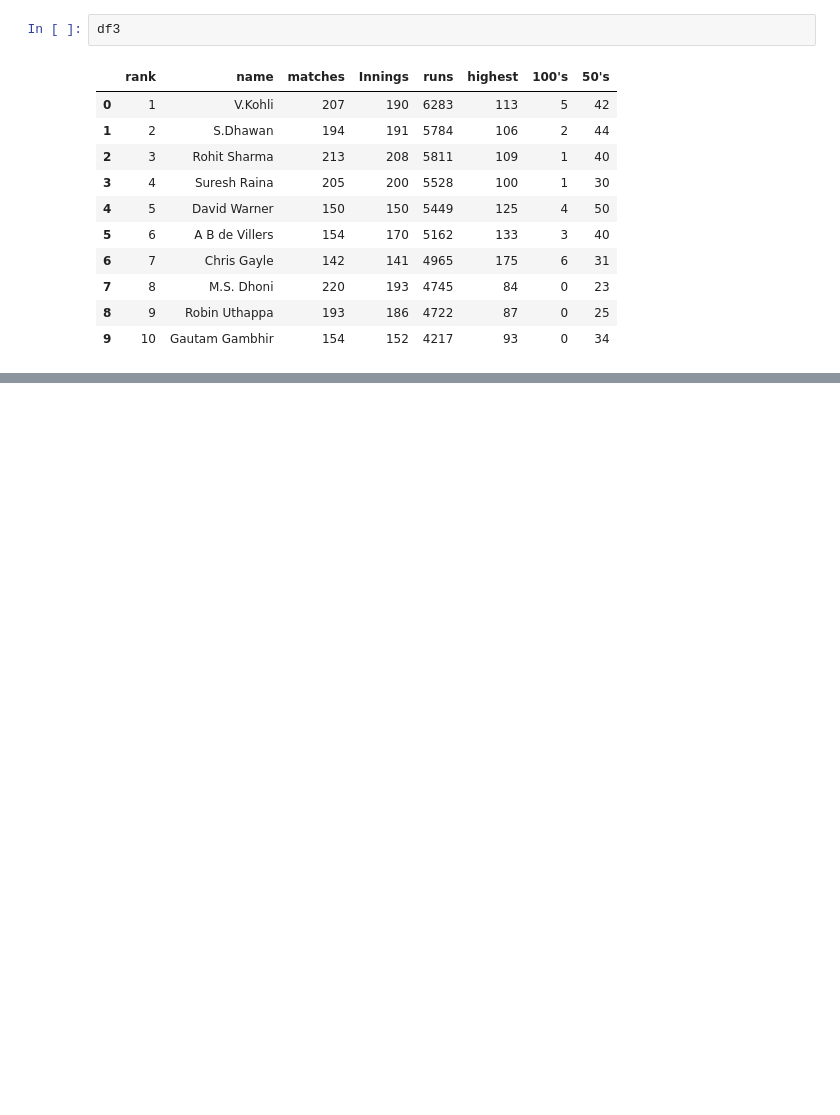
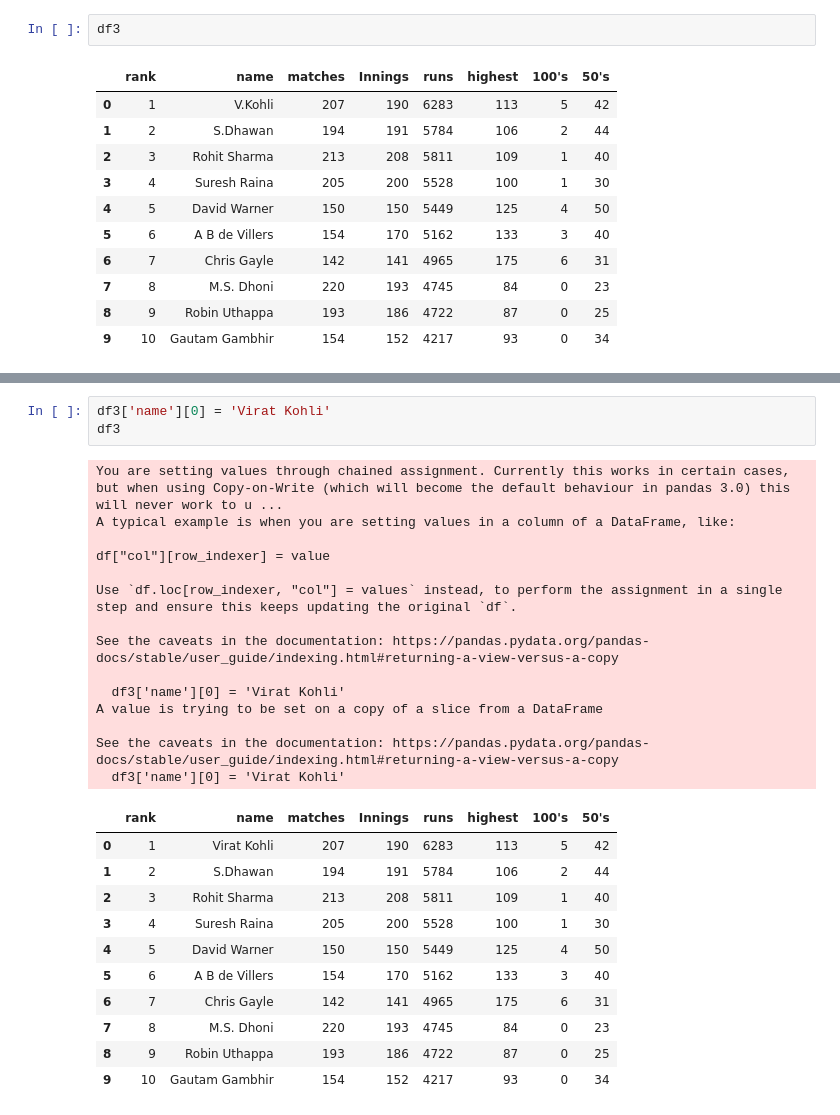
Before and after one commit to ThunderboltGM/Technical-session, a Jupyter notebook: Day-1.ipynb, the cells around one changed output, grey strips where cells are left out. Drawn from its saved outputs; the diff is of its cells as text; blank space fills up the shorter version.

Commit message:
solved 2 question on the dataframe

```diff
--- a/Day-1.ipynb
+++ b/Day-1.ipynb
@@ -261,0 +269,29 @@ df3
+# %%
+df3['name'][0] = 'Virat Kohli'
+df3
+# %% [output]
+You are setting values through chained assignment. Currently this works in certain cases, but when using Copy-on-Write (which will become the default behaviour in pandas 3.0) this will never work to u ...
+A typical example is when you are setting values in a column of a DataFrame, like:
+
+df["col"][row_indexer] = value
+
+Use `df.loc[row_indexer, "col"] = values` instead, to perform the assignment in a single step and ensure this keeps updating the original `df`.
+
+See the caveats in the documentation: https://pandas.pydata.org/pandas-docs/stable/user_guide/indexing.html#returning-a-view-versus-a-copy
+
+  df3['name'][0] = 'Virat Kohli'
+A value is trying to be set on a copy of a slice from a DataFrame
+
+See the caveats in the documentation: https://pandas.pydata.org/pandas-docs/stable/user_guide/indexing.html#returning-a-view-versus-a-copy
+  df3['name'][0] = 'Virat Kohli'
+|  | rank | name | matches | Innings | runs | highest | 100's | 50's |
+| 0 | 1 | Virat Kohli | 207 | 190 | 6283 | 113 | 5 | 42 |
+| 1 | 2 | S.Dhawan | 194 | 191 | 5784 | 106 | 2 | 44 |
+| 2 | 3 | Rohit Sharma | 213 | 208 | 5811 | 109 | 1 | 40 |
+| 3 | 4 | Suresh Raina | 205 | 200 | 5528 | 100 | 1 | 30 |
+| 4 | 5 | David Warner | 150 | 150 | 5449 | 125 | 4 | 50 |
+| 5 | 6 | A B de Villers | 154 | 170 | 5162 | 133 | 3 | 40 |
+| 6 | 7 | Chris Gayle | 142 | 141 | 4965 | 175 | 6 | 31 |
+| 7 | 8 | M.S. Dhoni | 220 | 193 | 4745 | 84 | 0 | 23 |
+| 8 | 9 | Robin Uthappa | 193 | 186 | 4722 | 87 | 0 | 25 |
+| 9 | 10 | Gautam Gambhir | 154 | 152 | 4217 | 93 | 0 | 34 |
```
Also changed, not shown: parts of 1 cell of this notebook.
